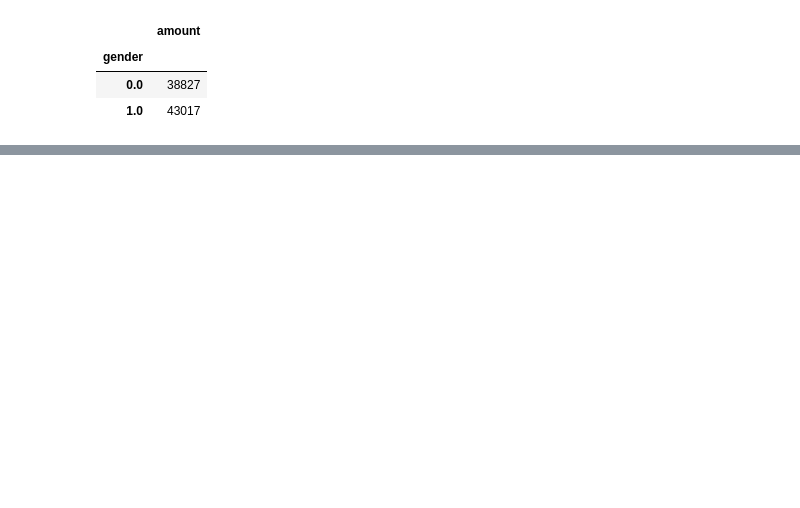
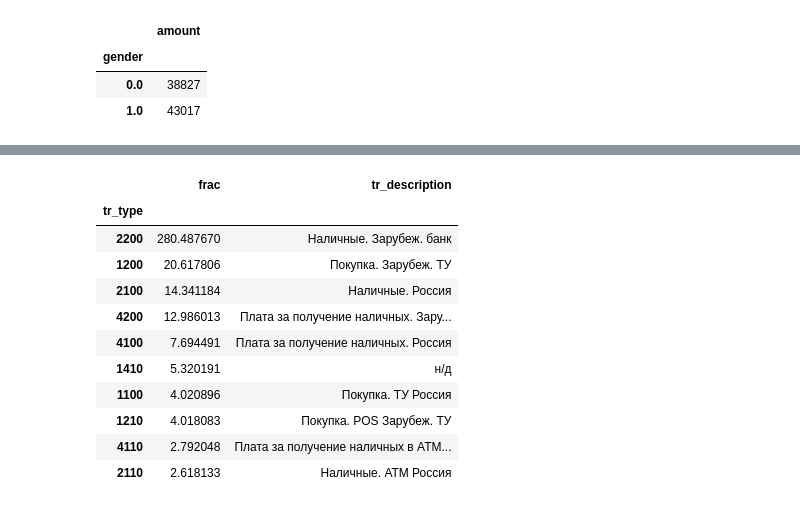
Before and after one commit to eispoohw/CS493-Math-Methods-in-ML, a Jupyter notebook: lab2.ipynb, the cells around one changed output, grey strips where cells are left out. Drawn from its saved outputs; the diff is of its cells as text; code cells hidden in the pictures; blank space fills up the shorter version.

```diff
--- a/lab2.ipynb
+++ b/lab2.ipynb
@@ -430,0 +461,16 @@ with_hour[(with_hour.amount < 0) & (with_hour.tr_hour < 6)].groupby('gender').ag
+# %%
+hour_spends['frac'] = abs(hour_spends['night'] / hour_spends['day'])
+hour_spends[['frac']].nlargest(10, 'frac').merge(tr_types, how='left', on='tr_type')
+# %% [output]
+|  | frac | tr_description |
+| tr_type |  |  |
+| 2200 | 280.487670 | Наличные. Зарубеж. банк |
+| 1200 | 20.617806 | Покупка. Зарубеж. ТУ |
+| 2100 | 14.341184 | Наличные. Россия |
+| 4200 | 12.986013 | Плата за получение наличных. Зару... |
+| 4100 | 7.694491 | Плата за получение наличных. Россия |
+| 1410 | 5.320191 | н/д |
+| 1100 | 4.020896 | Покупка. ТУ Россия |
+| 1210 | 4.018083 | Покупка. POS Зарубеж. ТУ |
+| 4110 | 2.792048 | Плата за получение наличных в АТМ... |
+| 2110 | 2.618133 | Наличные. АТМ Россия |
```
Also changed, not shown: parts of 6 cells of this notebook.
